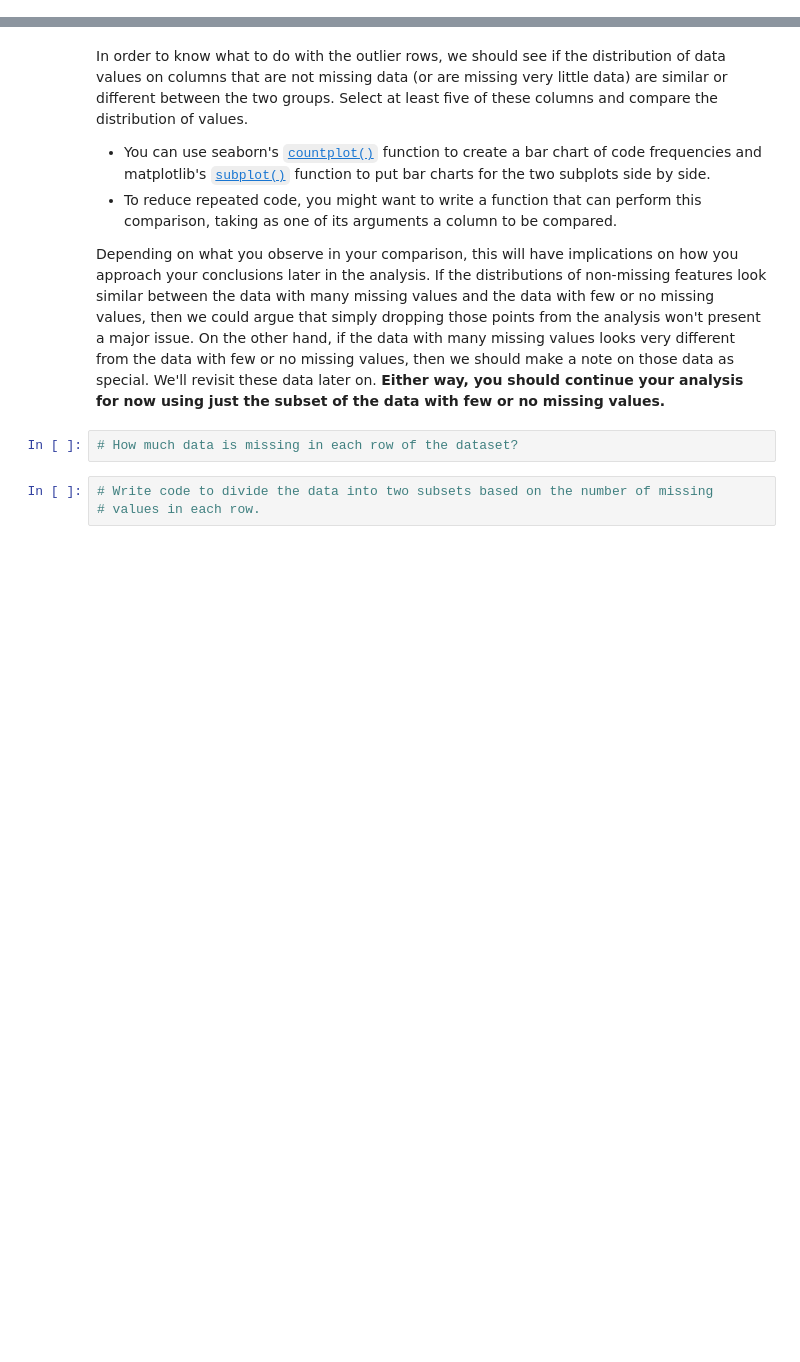
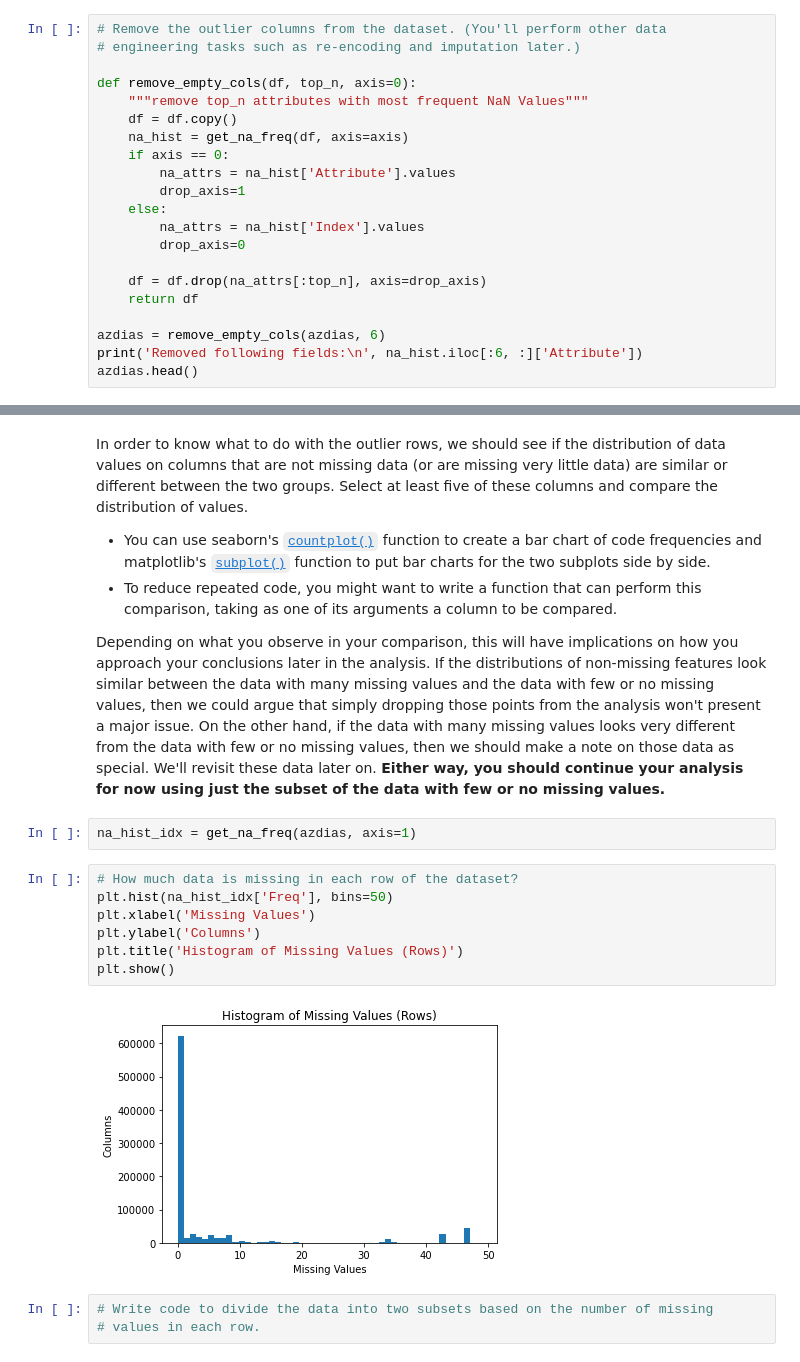
Before and after one commit to amcumber/udacity-identify-customer-segments, a Jupyter notebook: Identify_Customer_Segments.ipynb, the cells around one changed output, grey strips where cells are left out. Drawn from its saved outputs; the diff is of its cells as text; blank space fills up the shorter version.

```diff
--- a/Identify_Customer_Segments.ipynb
+++ b/Identify_Customer_Segments.ipynb
@@ -187,0 +206,21 @@ Text(0.5, 1.0, '...')
+# %%
+# Remove the outlier columns from the dataset. (You'll perform other data
+# engineering tasks such as re-encoding and imputation later.)
+
+def remove_empty_cols(df, top_n, axis=0):
+    """remove top_n attributes with most frequent NaN Values"""
+    df = df.copy()
+    na_hist = get_na_freq(df, axis=axis)
+    if axis == 0:
+        na_attrs = na_hist['Attribute'].values
+        drop_axis=1
+    else:
+        na_attrs = na_hist['Index'].values
+        drop_axis=0
+
+    df = df.drop(na_attrs[:top_n], axis=drop_axis)
+    return df
+
+azdias = remove_empty_cols(azdias, 6)
+print('Removed following fields:\n', na_hist.iloc[:6, :]['Attribute'])
+azdias.head()
@@ -199,8 +258,17 @@ In order to know what to do with the outlier rows, we should see if the distribu
 - To reduce repeated code, you might want to write a function that can perform this comparison, taking as one of its arguments a column to be compared.
 
 Depending on what you observe in your comparison, this will have implications on how you approach your conclusions later in the analysis. If the distributions of non-missing features look similar between the data with many missing values and the data with few or no missing values, then we could argue that simply dropping those points from the analysis won't present a major issue. On the other hand, if the data with many missing values looks very different from the data with few or no missing values, then we should make a note on those data as special. We'll revisit these data later on. **Either way, you should continue your analysis for now using just the subset of the data with few or no missing values.**
+# %%
+na_hist_idx = get_na_freq(azdias, axis=1)
 # %%
 # How much data is missing in each row of the dataset?
+plt.hist(na_hist_idx['Freq'], bins=50)
+plt.xlabel('Missing Values')
+plt.ylabel('Columns')
+plt.title('Histogram of Missing Values (Rows)')
+plt.show()
+# %% [output]
+[figure, added]
 # %%
 # Write code to divide the data into two subsets based on the number of missing
 # values in each row.
```
Also changed, not shown: parts of 20 cells of this notebook.
